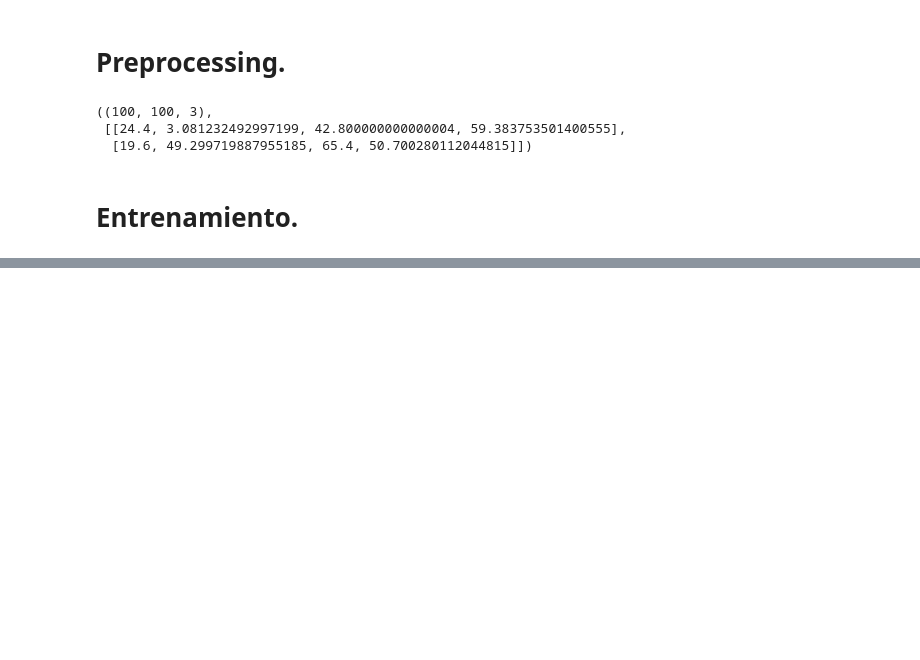
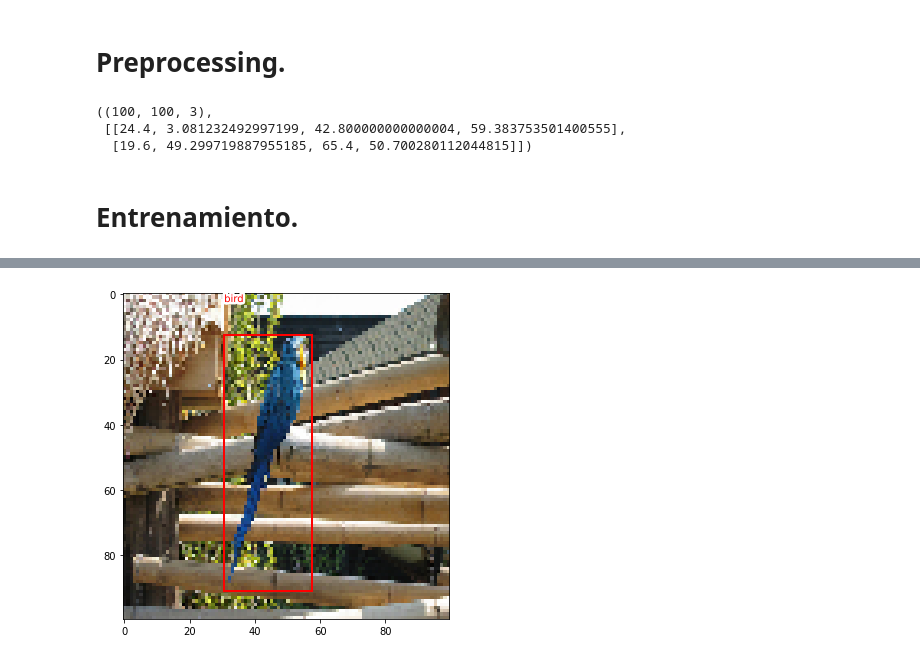
Before and after one commit to lesanpi/computer-vision, a Jupyter notebook: training/localization.ipynb, the cells around one changed output, grey strips where cells are left out. Drawn from its saved outputs; the diff is of its cells as text; code cells hidden in the pictures; blank space fills up the shorter version.

```diff
--- a/training/localization.ipynb
+++ b/training/localization.ipynb
@@ -199,5 +233,5 @@ def fit(model, X, y, epochs=1, lr=1e-3):
 # %%
-model = Model()
+model_sample = Model()
 img_tensor = torch.FloatTensor(img / 255.).permute(2,0,1).unsqueeze(0)
 bb_tensor = torch.FloatTensor(bb_norm).unsqueeze(0)
 fit(model, img_tensor, bb_tensor, epochs=30)
@@ -230,2 +287,10 @@ plt.show()
+# %%
+model_sample.eval()
+pred_bb_norm = model(img_tensor.to(device))[0].cpu().detach().numpy()
+pred_bb = unnorm(pred_bb_norm, img.shape[:2])
+plot_anns(img, (anns[0], [pred_bb]))
+plt.show()
+# %% [output]
+[figure, added]
 # %%
 torch.save(model.state_dict(), "./models/localization_state_dict.pt")
```
Also changed, not shown: parts of 11 cells of this notebook.
